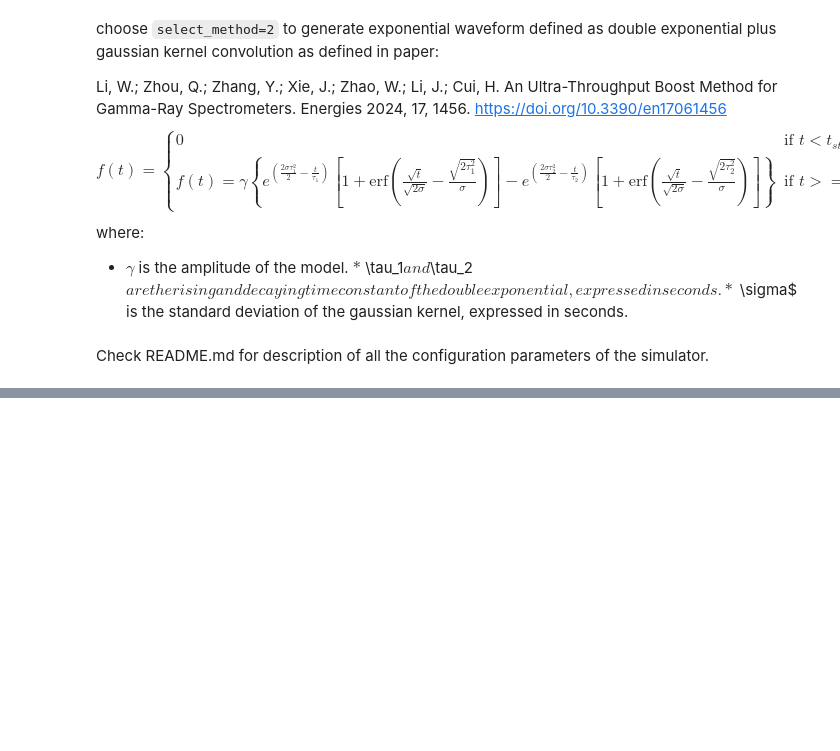
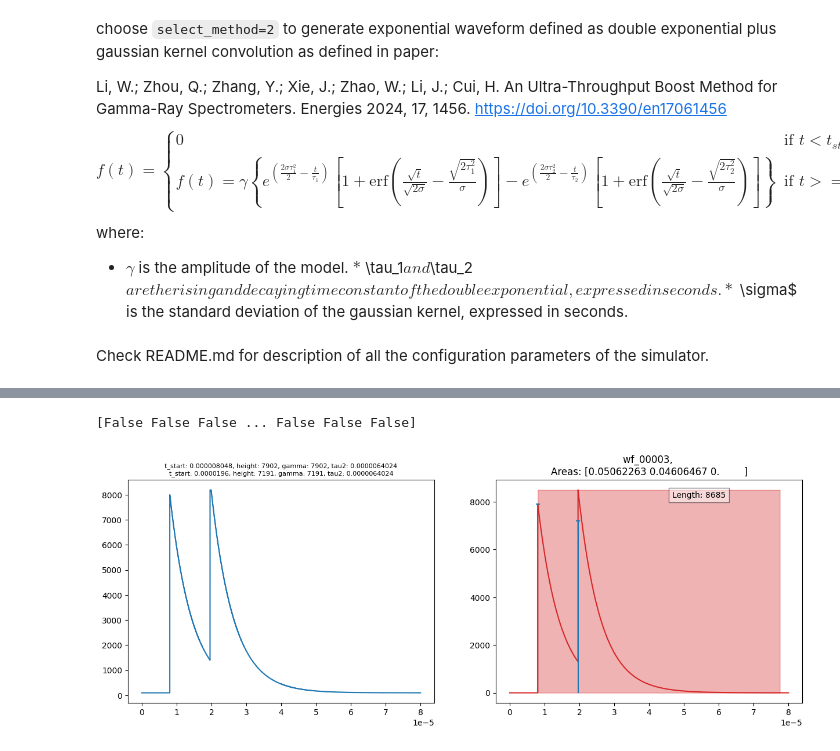
Before and after one commit to ASTRO-EDU/gammalib, a Jupyter notebook: gammasim/simulator_test.ipynb, the cells around one changed output, grey strips where cells are left out. Saved outputs shown, nothing was run; the diff lists cells and outputs as text; code cells hidden in the pictures; blank space fills up the shorter version.

```diff
--- a/gammasim/simulator_test.ipynb
+++ b/gammasim/simulator_test.ipynb
@@ -82,0 +110,5 @@ gammasim.plot_wf(idx="random")
+# %%
+gammasim.plot_wf(idx="max")
+# %% [output]
+[False False False ... False False False]
+[figure, added]
```
Also changed, not shown: parts of 12 cells of this notebook, 5 other files.
